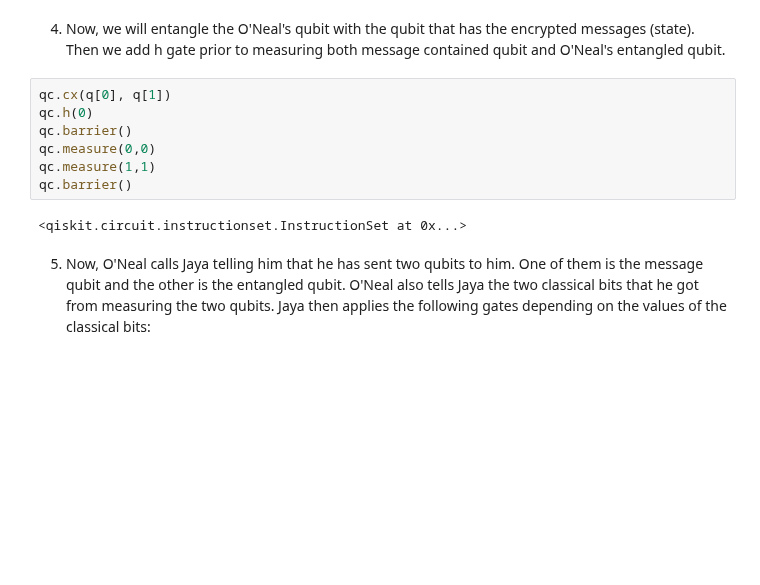
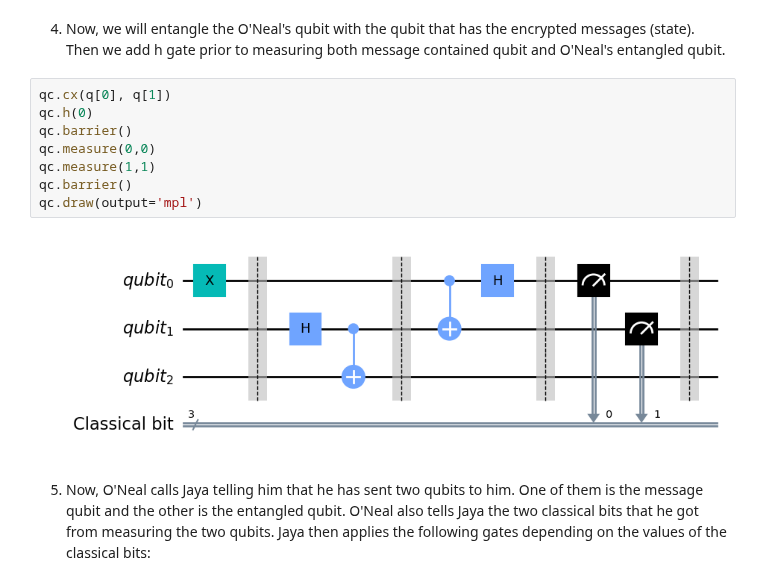
Before and after one commit to ahkatlio/QHSO_Basics_of_Qiskit, a Jupyter notebook: Books/Fundamentals/Basic_Gates/Algorithms/Tele_exp.ipynb, the cells around one changed output. Drawn from its saved outputs; the diff is of its cells as text; blank space fills up the shorter version.

```diff
--- a/Books/Fundamentals/Basic_Gates/Algorithms/Tele_exp.ipynb
+++ b/Books/Fundamentals/Basic_Gates/Algorithms/Tele_exp.ipynb
@@ -76,12 +78,13 @@ O'Neal will keep one qubit[1] and send other qubit[2] to Jaya. To entangle the t
 # %%
 qc.cx(q[0], q[1])
 qc.h(0)
 qc.barrier()
 qc.measure(0,0)
 qc.measure(1,1)
 qc.barrier()
+qc.draw(output='mpl')
 # %% [output]
-<qiskit.circuit.instructionset.InstructionSet at 0x...>
+[figure, added]
 # %% [markdown]
 5) Now, O'Neal calls Jaya telling him that he has sent two qubits to him. One of them is the message qubit and the other is the entangled qubit. O'Neal also tells Jaya the two classical bits that he got from measuring the two qubits. Jaya then applies the following gates depending on the values of the classical bits:
 # %%
```
Also changed, not shown: parts of 3 cells of this notebook.
